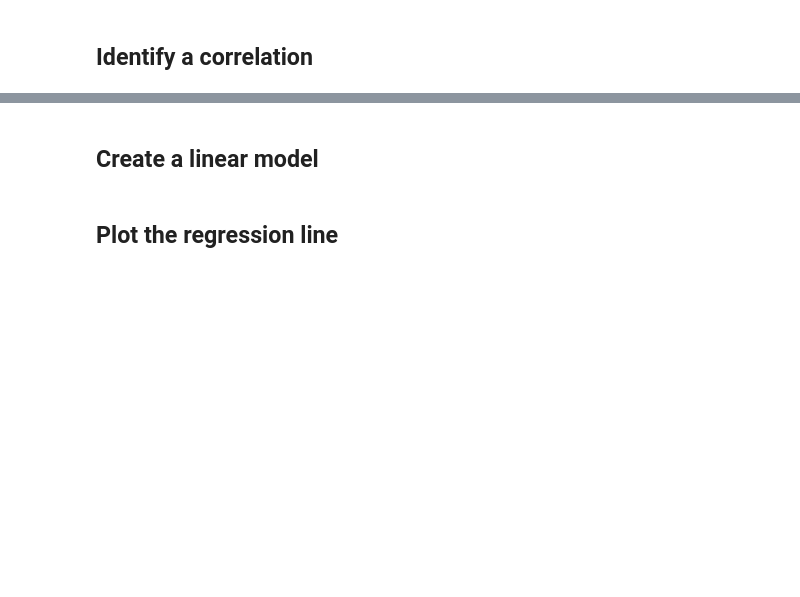
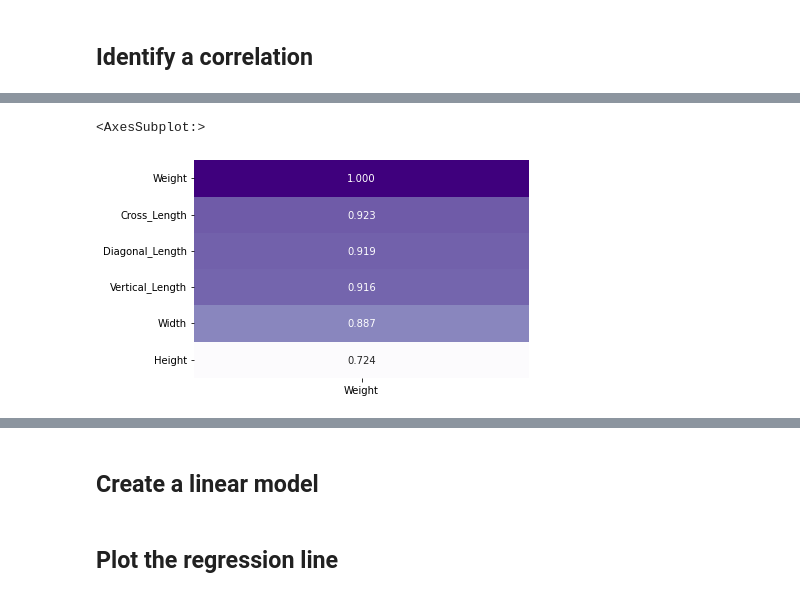
Before and after one commit to TJ-Mothokho/Murach-s-Python-for-Data-Analysis, a Jupyter notebook: Chapter 10/ex_10-1_fish.ipynb, the cells around one changed output, grey strips where cells are left out. Saved outputs shown, nothing was run; the diff lists cells and outputs as text; code cells hidden in the pictures; blank space fills up the shorter version.

```diff
--- a/Chapter 10/ex_10-1_fish.ipynb
+++ b/Chapter 10/ex_10-1_fish.ipynb
@@ -41,3 +41,5 @@ fish.head()
 ## Identify a correlation
 # %%
 # get the correlation data for the Weight column
+corr_data = fish.corr()[['Weight']].sort_values(by='Weight', ascending=False)
+corr_data
@@ -44,4 +54,8 @@ fish.head()
 # %%
 # create a heatmap for the correlation data
+sns.heatmap(corr_data, cmap='Purples', cbar=False, annot=True, fmt=f'.3f')
+# %% [output]
+<AxesSubplot:>
+[figure, added]
 # %%
 # use a scatterplot to plot the correlation between weight and vertical length for all fish
```
Also changed, not shown: parts of 5 cells of this notebook.
